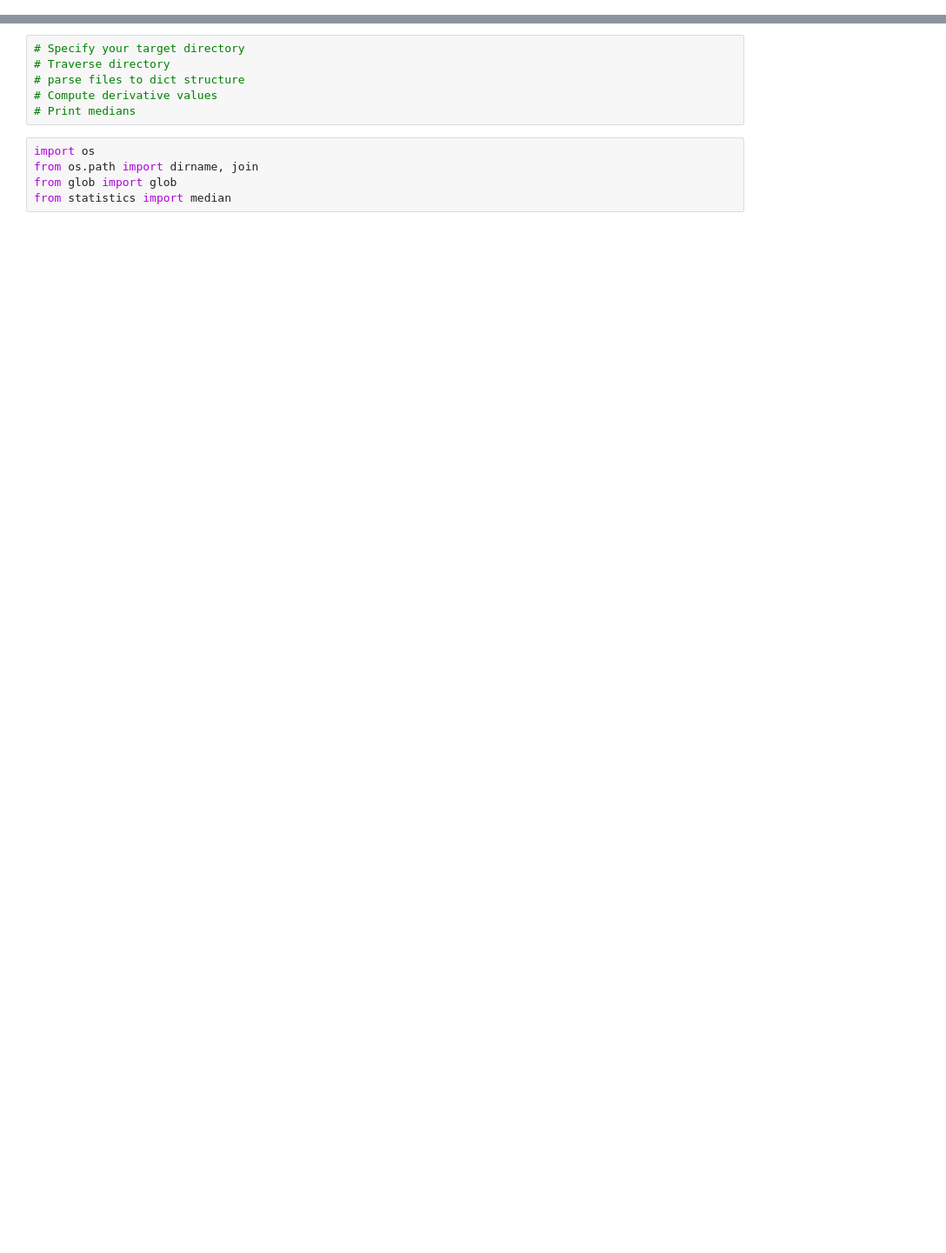
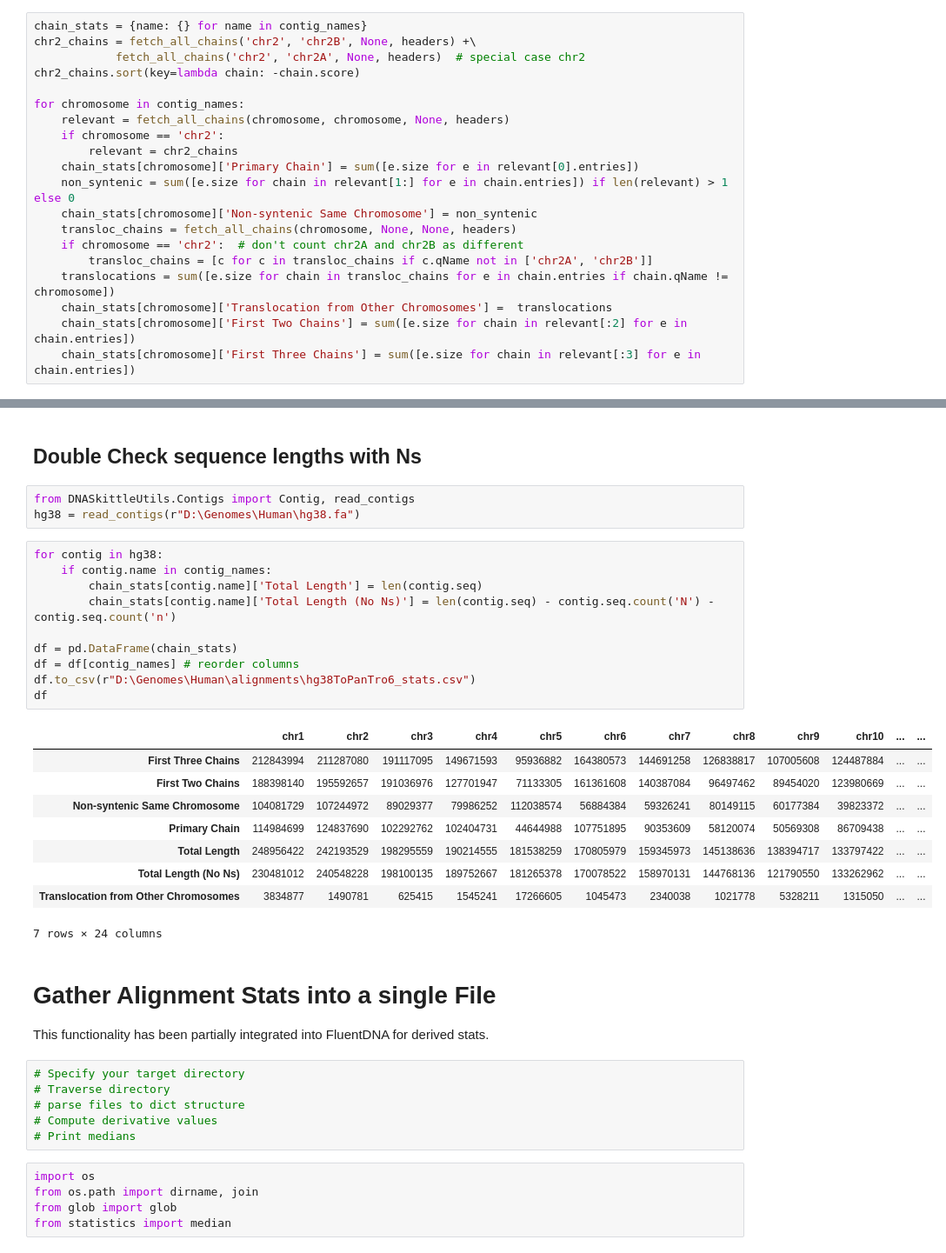
Before and after one commit to josiahseaman/FluentDNA, a Jupyter notebook: DDV/scripts/AlignmentStats.ipynb, the cells around one changed output, grey strips where cells are left out. Shown at 87% size. Drawn from its saved outputs; the diff is of its cells as text; blank space fills up the shorter version.

Commit message:
AlignmentStats: Reorganized file for neatness. Double checking Ns in genome reference length.

```diff
--- a/DDV/scripts/AlignmentStats.ipynb
+++ b/DDV/scripts/AlignmentStats.ipynb
@@ -0,0 +23,20 @@
+# %%
+chain_stats = {name: {} for name in contig_names}
+chr2_chains = fetch_all_chains('chr2', 'chr2B', None, headers) +\
+            fetch_all_chains('chr2', 'chr2A', None, headers)  # special case chr2
+chr2_chains.sort(key=lambda chain: -chain.score)
+
+for chromosome in contig_names:
+    relevant = fetch_all_chains(chromosome, chromosome, None, headers)
+    if chromosome == 'chr2':
+        relevant = chr2_chains
+    chain_stats[chromosome]['Primary Chain'] = sum([e.size for e in relevant[0].entries])
+    non_syntenic = sum([e.size for chain in relevant[1:] for e in chain.entries]) if len(relevant) > 1 else 0
+    chain_stats[chromosome]['Non-syntenic Same Chromosome'] = non_syntenic
+    transloc_chains = fetch_all_chains(chromosome, None, None, headers)
+    if chromosome == 'chr2':  # don't count chr2A and chr2B as different
+        transloc_chains = [c for c in transloc_chains if c.qName not in ['chr2A', 'chr2B']]
+    translocations = sum([e.size for chain in transloc_chains for e in chain.entries if chain.qName != chromosome])
+    chain_stats[chromosome]['Translocation from Other Chromosomes'] =  translocations
+    chain_stats[chromosome]['First Two Chains'] = sum([e.size for chain in relevant[:2] for e in chain.entries])
+    chain_stats[chromosome]['First Three Chains'] = sum([e.size for chain in relevant[:3] for e in chain.entries])
@@ -1,3 +74,31 @@
+# %% [markdown]
+## Double Check sequence lengths with Ns
+# %%
+from DNASkittleUtils.Contigs import Contig, read_contigs
+hg38 = read_contigs(r"D:\Genomes\Human\hg38.fa")
+# %%
+for contig in hg38:
+    if contig.name in contig_names:
+        chain_stats[contig.name]['Total Length'] = len(contig.seq)
+        chain_stats[contig.name]['Total Length (No Ns)'] = len(contig.seq) - contig.seq.count('N') - contig.seq.count('n')
+
+df = pd.DataFrame(chain_stats)
+df = df[contig_names] # reorder columns
+df.to_csv(r"D:\Genomes\Human\alignments\hg38ToPanTro6_stats.csv")
+df
+# %% [output]
+|  | chr1 | chr2 | chr3 | chr4 | chr5 | chr6 | chr7 | chr8 | chr9 | chr10 | ... | ... |
+| First Three Chains | 212843994 | 211287080 | 191117095 | 149671593 | 95936882 | 164380573 | 144691258 | 126838817 | 107005608 | 124487884 | ... | ... |
+| First Two Chains | 188398140 | 195592657 | 191036976 | 127701947 | 71133305 | 161361608 | 140387084 | 96497462 | 89454020 | 123980669 | ... | ... |
+| Non-syntenic Same Chromosome | 104081729 | 107244972 | 89029377 | 79986252 | 112038574 | 56884384 | 59326241 | 80149115 | 60177384 | 39823372 | ... | ... |
+| Primary Chain | 114984699 | 124837690 | 102292762 | 102404731 | 44644988 | 107751895 | 90353609 | 58120074 | 50569308 | 86709438 | ... | ... |
+| Total Length | 248956422 | 242193529 | 198295559 | 190214555 | 181538259 | 170805979 | 159345973 | 145138636 | 138394717 | 133797422 | ... | ... |
+| Total Length (No Ns) | 230481012 | 240548228 | 198100135 | 189752667 | 181265378 | 170078522 | 158970131 | 144768136 | 121790550 | 133262962 | ... | ... |
+| Translocation from Other Chromosomes | 3834877 | 1490781 | 625415 | 1545241 | 17266605 | 1045473 | 2340038 | 1021778 | 5328211 | 1315050 | ... | ... |
+7 rows × 24 columns
+# %% [markdown]
+# Gather Alignment Stats into a single File
+This functionality has been partially integrated into FluentDNA for derived stats.
 # %%
 # Specify your target directory
 # Traverse directory
```
Also changed, not shown: parts of 29 cells of this notebook.
